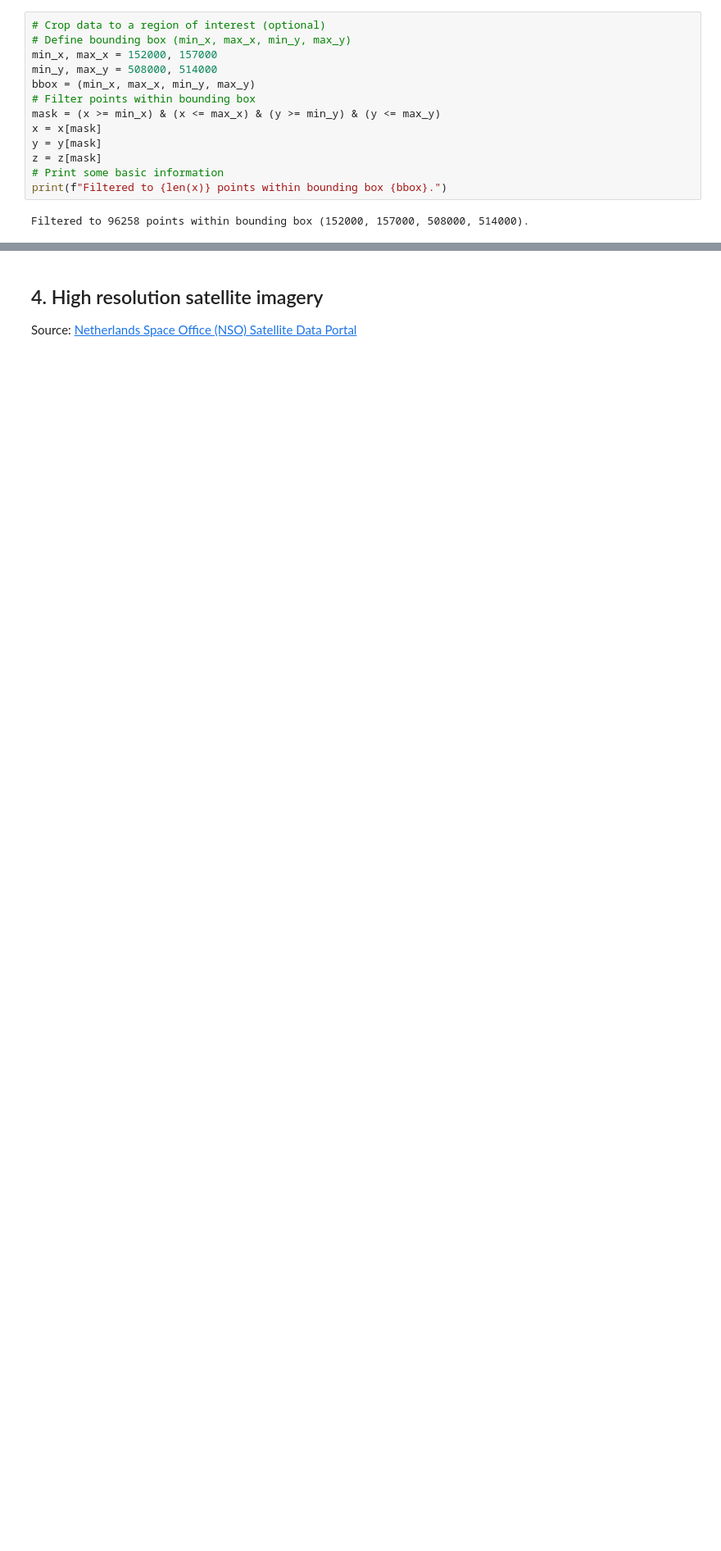
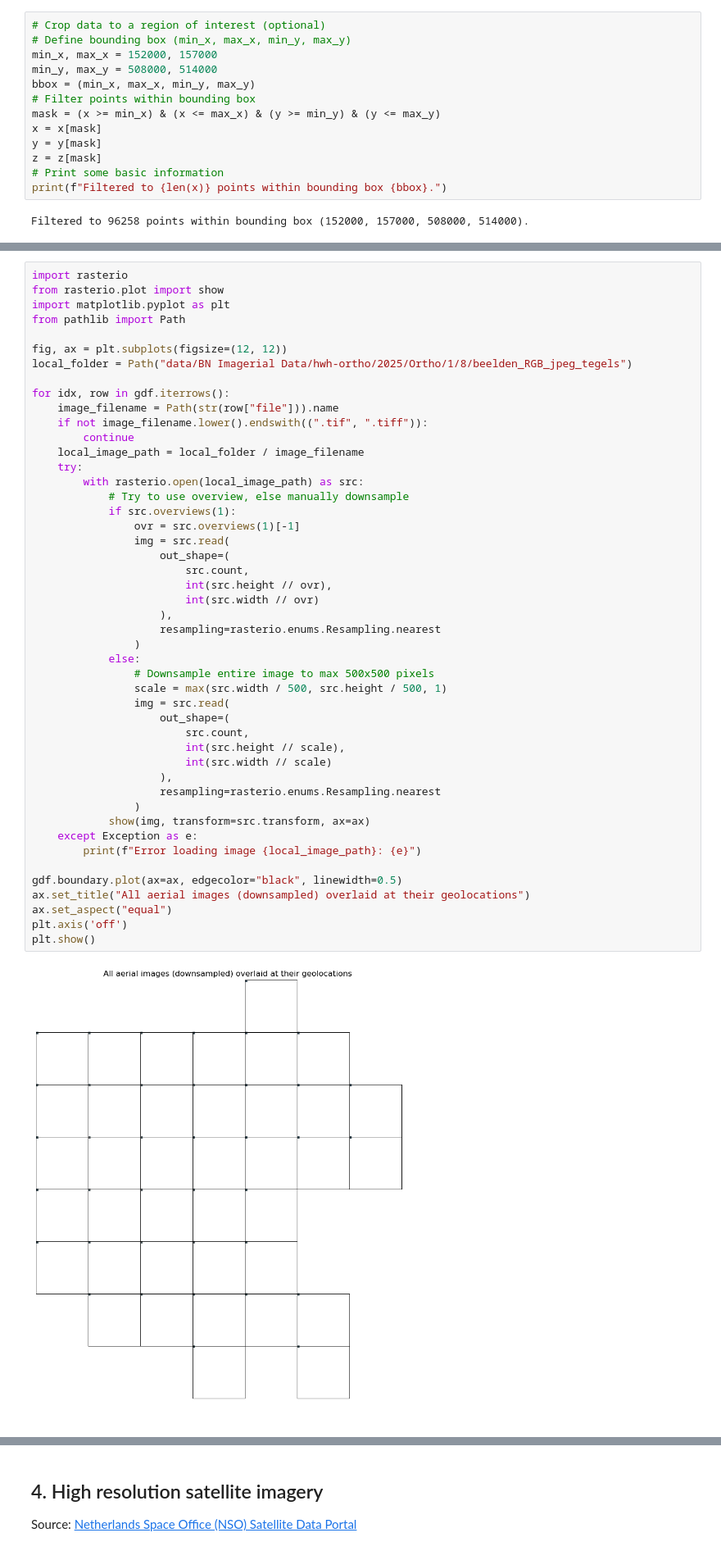
Before and after one commit to movephutthaphaiboon/coastal-analysis-shoreline-evolution, a Jupyter notebook: A - data exploration.ipynb, the cells around one changed output, grey strips where cells are left out. Shown at 82% size. Cells and saved outputs as stored; diff of their text form; blank space fills up the shorter version.

```diff
--- a/A - data exploration.ipynb
+++ b/A - data exploration.ipynb
@@ -211,0 +227,49 @@ plt.show()
+# %%
+import rasterio
+from rasterio.plot import show
+import matplotlib.pyplot as plt
+from pathlib import Path
+
+fig, ax = plt.subplots(figsize=(12, 12))
+local_folder = Path("data/BN Imagerial Data/hwh-ortho/2025/Ortho/1/8/beelden_RGB_jpeg_tegels")
+
+for idx, row in gdf.iterrows():
+    image_filename = Path(str(row["file"])).name
+    if not image_filename.lower().endswith((".tif", ".tiff")):
+        continue
+    local_image_path = local_folder / image_filename
+    try:
+        with rasterio.open(local_image_path) as src:
+            # Try to use overview, else manually downsample
+            if src.overviews(1):
+                ovr = src.overviews(1)[-1]
+                img = src.read(
+                    out_shape=(
+                        src.count,
+                        int(src.height // ovr),
+                        int(src.width // ovr)
+                    ),
+                    resampling=rasterio.enums.Resampling.nearest
+                )
+            else:
+                # Downsample entire image to max 500x500 pixels
+                scale = max(src.width / 500, src.height / 500, 1)
+                img = src.read(
+                    out_shape=(
+                        src.count,
+                        int(src.height // scale),
+                        int(src.width // scale)
+                    ),
+                    resampling=rasterio.enums.Resampling.nearest
+                )
+            show(img, transform=src.transform, ax=ax)
+    except Exception as e:
+        print(f"Error loading image {local_image_path}: {e}")
+
+gdf.boundary.plot(ax=ax, edgecolor="black", linewidth=0.5)
+ax.set_title("All aerial images (downsampled) overlaid at their geolocations")
+ax.set_aspect("equal")
+plt.axis('off')
+plt.show()
+# %% [output]
+[figure, added]
```
Also changed, not shown: parts of 7 cells of this notebook.
